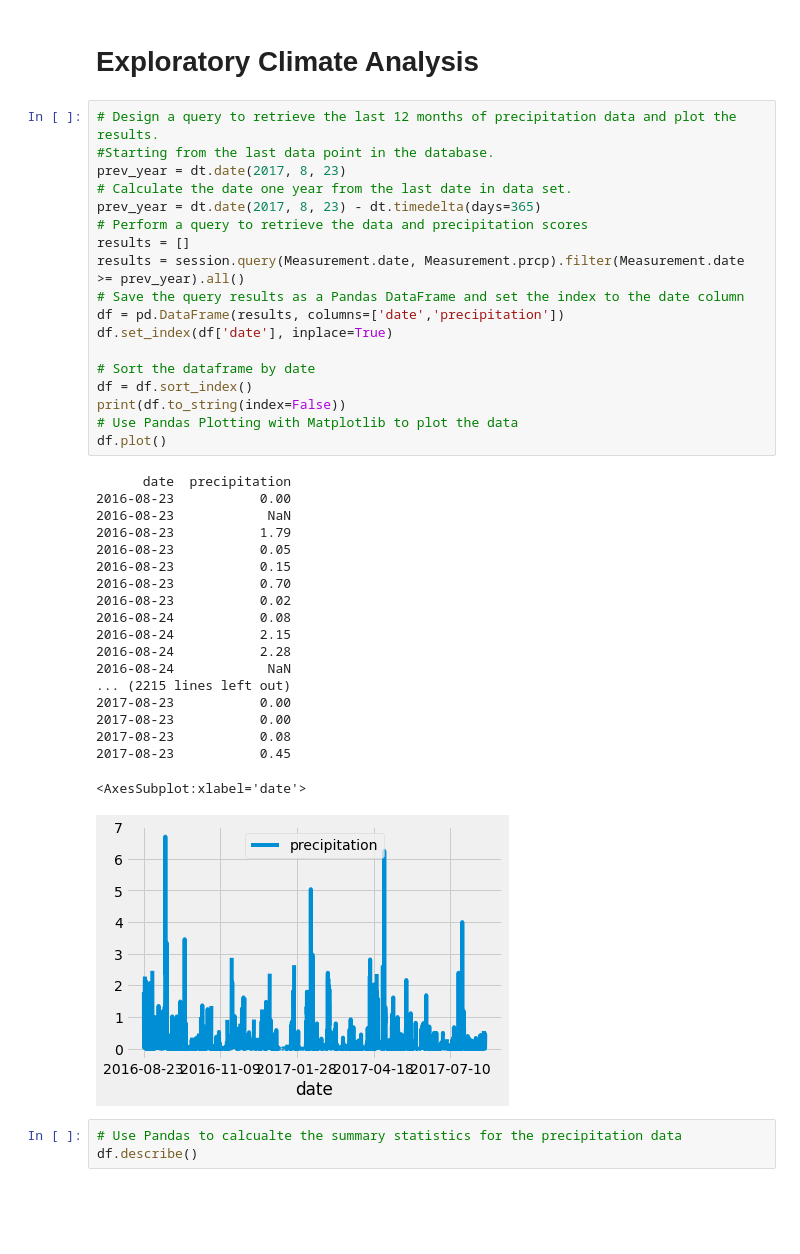
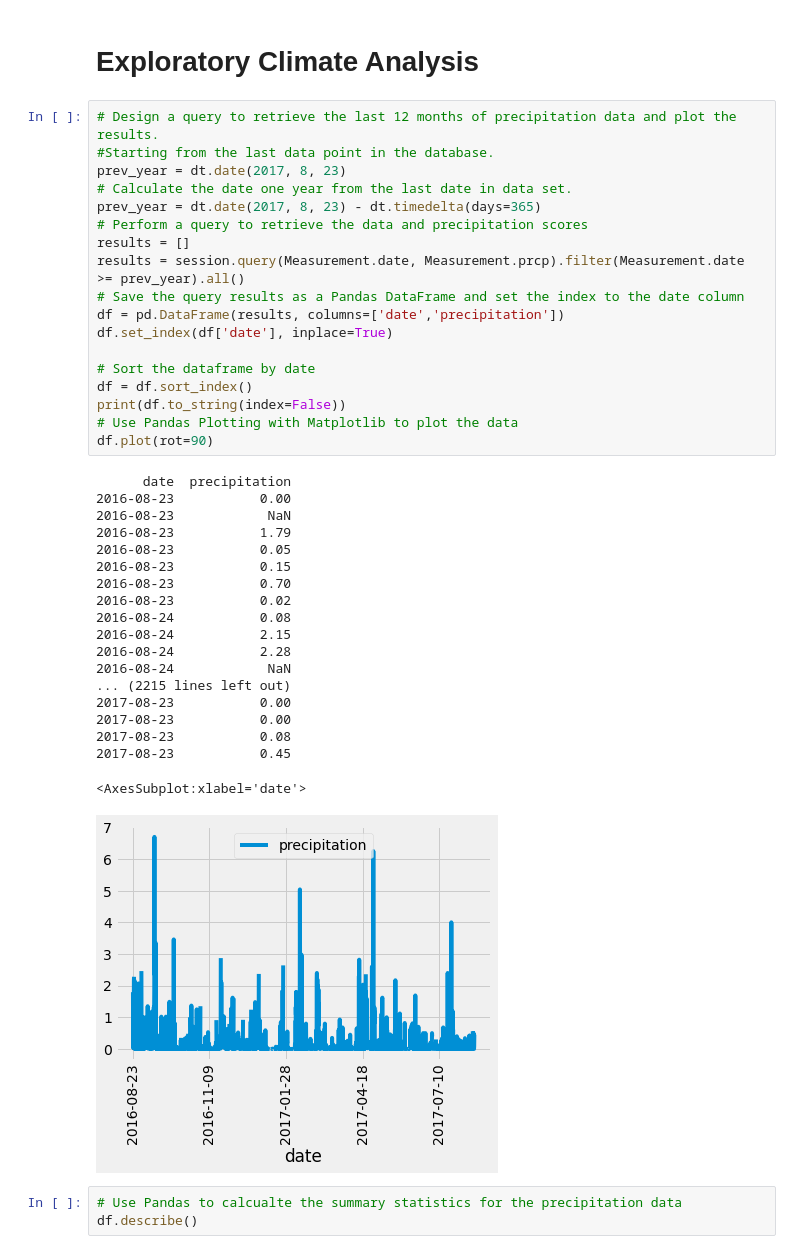
Before and after one commit to courtneysims/Surfs_up, a Jupyter notebook: climate_analysis.ipynb, the cells around one changed output. Drawn from its saved outputs; the diff is of its cells as text; blank space fills up the shorter version.

```diff
--- a/climate_analysis.ipynb
+++ b/climate_analysis.ipynb
@@ -46,35 +46,35 @@ prev_year = dt.date(2017, 8, 23) - dt.timedelta(days=365)
 # Perform a query to retrieve the data and precipitation scores
 results = []
 results = session.query(Measurement.date, Measurement.prcp).filter(Measurement.date >= prev_year).all()
 # Save the query results as a Pandas DataFrame and set the index to the date column
 df = pd.DataFrame(results, columns=['date','precipitation'])
 df.set_index(df['date'], inplace=True)
 
 # Sort the dataframe by date
 df = df.sort_index()
 print(df.to_string(index=False))
 # Use Pandas Plotting with Matplotlib to plot the data
-df.plot()
+df.plot(rot=90)
 # %% [output]
       date  precipitation
 2016-08-23           0.00
 2016-08-23            NaN
 2016-08-23           1.79
 2016-08-23           0.05
 2016-08-23           0.15
 2016-08-23           0.70
 2016-08-23           0.02
 2016-08-24           0.08
 2016-08-24           2.15
 2016-08-24           2.28
 2016-08-24            NaN
 ... (2215 lines left out)
 2017-08-23           0.00
 2017-08-23           0.00
 2017-08-23           0.08
 2017-08-23           0.45
 <AxesSubplot:xlabel='date'>
-[figure, old version]
+[figure, new version]
 # %%
 # Use Pandas to calcualte the summary statistics for the precipitation data
 df.describe()
```
Also changed, not shown: 7 other files.
